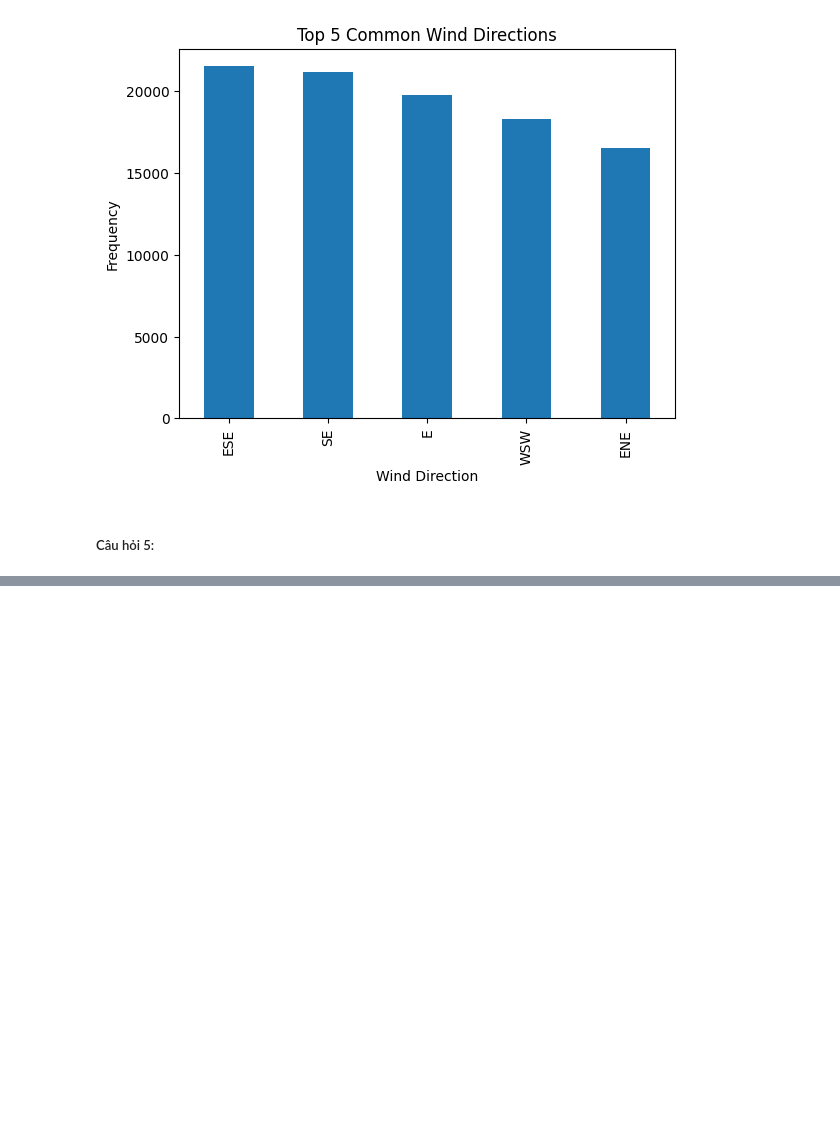
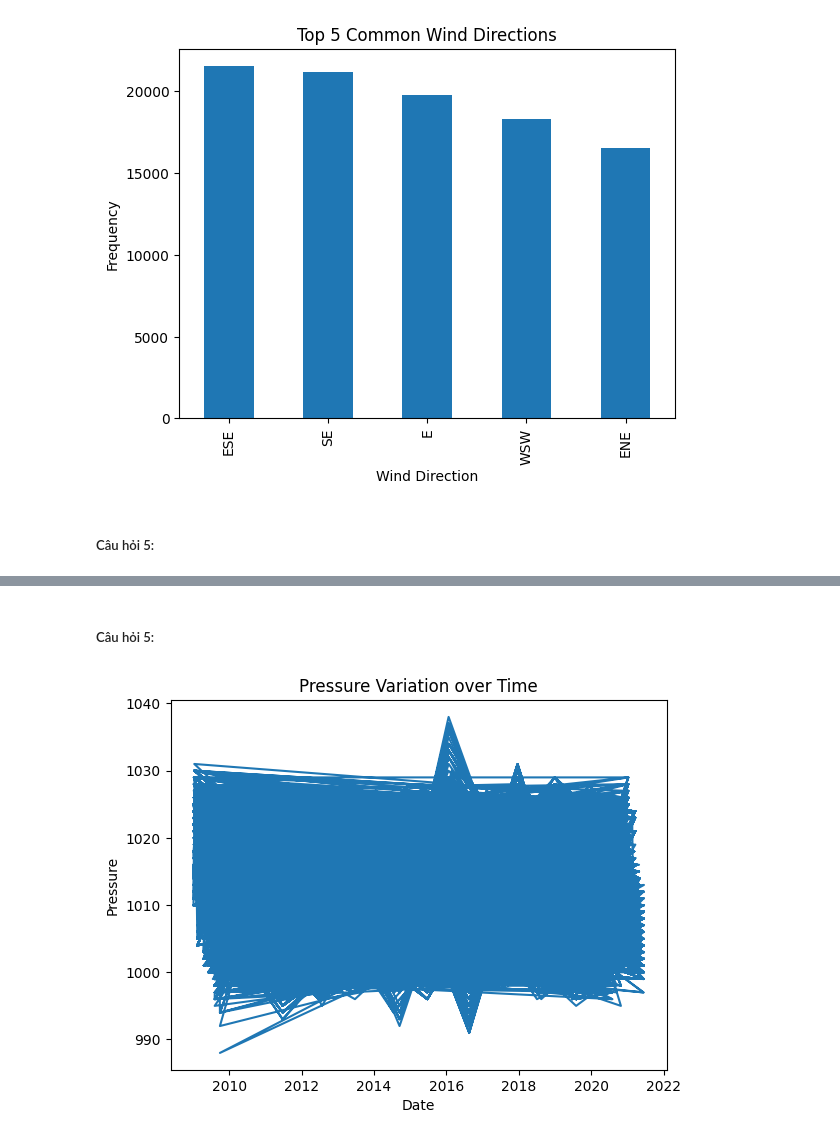
Before and after one commit to khangnl24112002/DataVisualization_Group02_FinalProject, a Jupyter notebook: main.ipynb, the cells around one changed output, grey strips where cells are left out. Cells and saved outputs as stored; diff of their text form; code cells hidden in the pictures; blank space fills up the shorter version.

```diff
--- a/main.ipynb
+++ b/main.ipynb
@@ -167,0 +170,2 @@ df.head()
+# %%
+df['province'] = df['province'].replace('Hanoi', 'Ha Noi')
@@ -256,0 +280,10 @@ plt.show()
+# %% [markdown]
+##### Câu hỏi 5:
+# %%
+plt.plot(df['date'], df['pressure'])
+plt.title('Pressure Variation over Time')
+plt.xlabel('Date')
+plt.ylabel('Pressure')
+plt.show()
+# %% [output]
+[figure, added]
```
Also changed, not shown: parts of 5 cells of this notebook.
